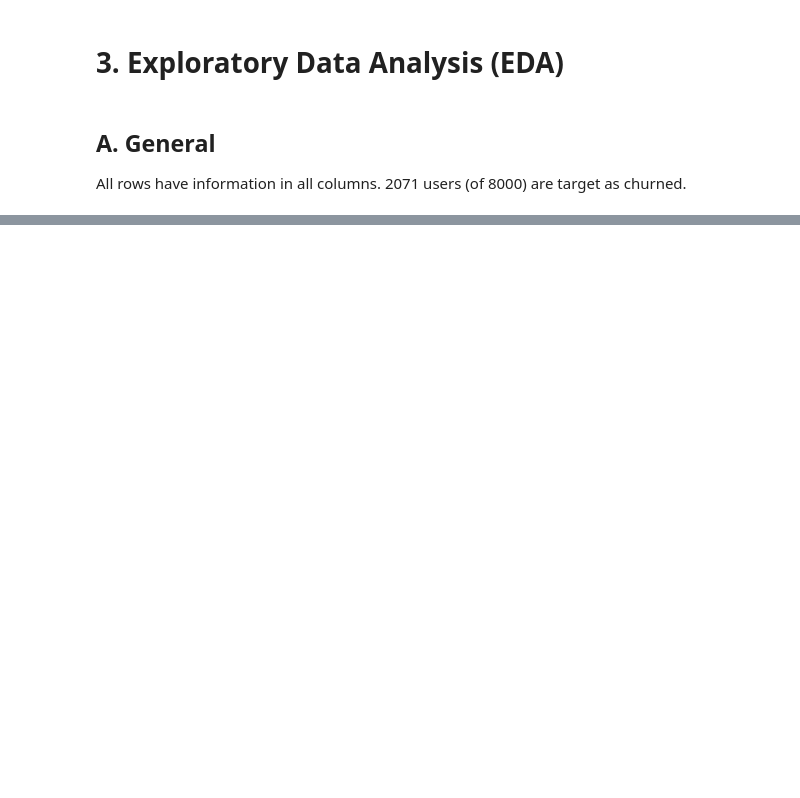
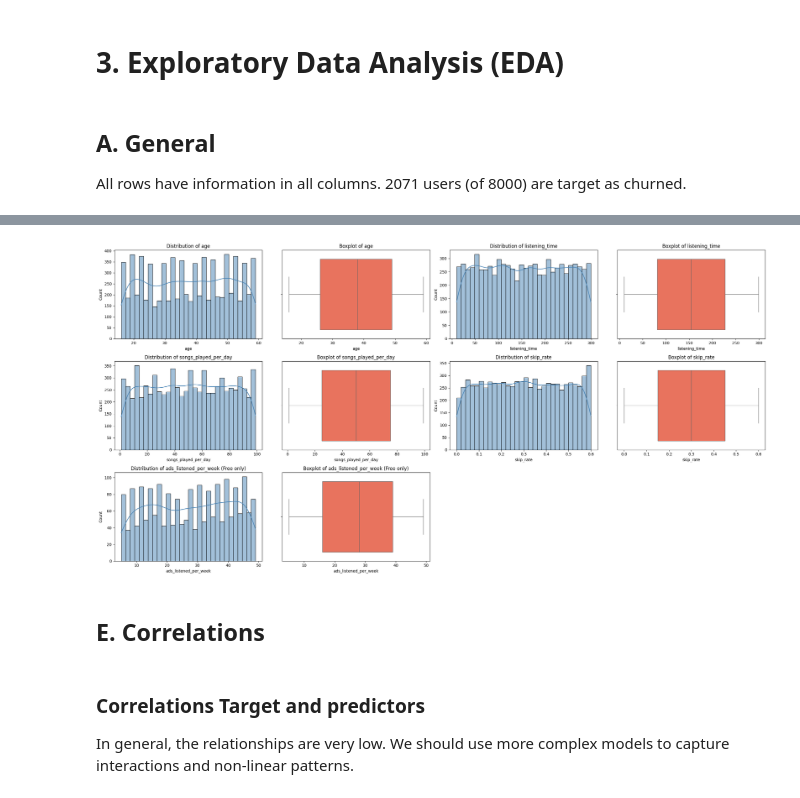
Before and after one commit to Laura-Alonso/Spotify-Analysis-Dataset-2025, a Jupyter notebook: src/main.ipynb, the cells around one changed output, grey strips where cells are left out. Saved outputs shown, nothing was run; the diff lists cells and outputs as text; code cells hidden in the pictures; blank space fills up the shorter version.

```diff
--- a/src/main.ipynb
+++ b/src/main.ipynb
@@ -101,0 +228,18 @@ ModuleNotFoundError: pa.Table requires 'pyarrow' module to be installed
+# %%
+# Filtrar solo usuarios Free
+df_free = df_raw[df_raw["subscription_type"] == "Free"].copy()
+
+col = "ads_listened_per_week"
+
+# Calcular Q1, Q3 e IQR
+q1 = df_free[col].quantile(0.25)
+q3 = df_free[col].quantile(0.75)
+iqr = q3 - q1
+lower = q1 - 1.5 * iqr
+upper = q3 + 1.5 * iqr
+
+# Identificar outliers
+outliers = df_free[(df_free[col] < lower) | (df_free[col] > upper)]
+
+print(f"Outliers in {col} (only Free users): {outliers.shape[0]}")
+print(outliers[[col]].describe())
@@ -101,0 +298,44 @@ ModuleNotFoundError: pa.Table requires 'pyarrow' module to be installed
+# %%
+ncols = 4
+nrows = int(len(quantitative_cols) / 2) + (len(quantitative_cols) % 2 > 0)
+
+fig, axes = plt.subplots(nrows=nrows, ncols=ncols, figsize=(6*ncols, 4*nrows))
+
+axes = axes.reshape(nrows, ncols)
+
+for i, col in enumerate(quantitative_cols):
+    # Row and position
+    row = i // 2
+    colpos = (i % 2) * 2
+
+    if col == "ads_listened_per_week":
+        series_pd = df_raw.loc[df_raw["subscription_type"] == "Free", col].dropna()
+        title_suffix = " (Free only)"
+    else:
+        series_pd = df_raw[col].dropna()
+        title_suffix = ""
+
+    # Histogram
+    sns.histplot(series_pd, kde=True, ax=axes[row][colpos], color="steelblue", bins=30)
+    axes[row][colpos].set_title(f"Distribution of {col}{title_suffix}")
+
+    # Boxplot
+    sns.boxplot(x=series_pd, ax=axes[row][colpos+1], color="tomato")
+    axes[row][colpos+1].set_title(f"Boxplot of {col}{title_suffix}")
+
+# Delete empty subplots (odd number)
+total_plots = len(quantitative_cols) * 2
+for j in range(total_plots, nrows*ncols):
+    fig.delaxes(axes.flatten()[j])
+
+plt.tight_layout()
+plt.show()
+# %% [output]
+[figure, added]
+# %% [markdown]
+## E. Correlations
+# %% [markdown]
+### Correlations Target and predictors
+
+In general, the relationships are very low.
+We should use more complex models to capture interactions and non-linear patterns.
```
Also changed, not shown: parts of 45 cells of this notebook.
